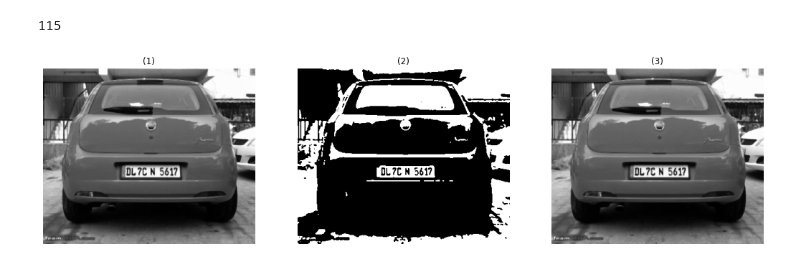
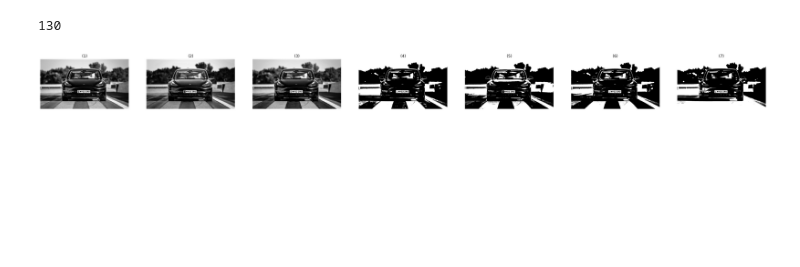
Before and after one commit to nadeenay/Car_Plate_Detection, a Jupyter notebook: Untitled.ipynb, the cells around one changed output. Cells and saved outputs as stored; diff of their text form; code cells hidden in the pictures; blank space fills up the shorter version.

```diff
--- a/Untitled.ipynb
+++ b/Untitled.ipynb
@@ -26,7 +26,12 @@ from random import seed
 # %%
 imagesFirst1=[]
 # read the image and convert it to grayscale
-car = cv2.imread('images/33.png')
+car = cv2.imread('images/10.jpg')
+grayCar= cv2.cvtColor(car, cv2.COLOR_BGR2GRAY)
+coloredCar = cv2.cvtColor(car, cv2.COLOR_BGR2RGB)
+blueCar=coloredCar[:,:,2]
+greenCar=coloredCar[:,:,1]
+redCar=coloredCar[:,:,0]
 grayCar= cv2.cvtColor(car, cv2.COLOR_BGR2GRAY)
 grayCar=cv2.medianBlur(grayCar, 3)
 # %%
@@ -50,7 +55,9 @@ def IsRect(c):
         # if the shape is a pentagon, it will have 5 vertices
     return shape
 # %%
-print(grayCar)
+
 imagesFirst1.append(grayCar)
+imagesFirst1.append(blueCar)
+imagesFirst1.append(greenCar)
 show_images(imagesFirst1)
 # %% [output]
@@ -65,17 +65,37 @@ show_images(imagesFirst1)
 # %%
 # Contrast stretching
-#p2, p98 = np.percentile(grayCar, (2, 98))
-#grayCar = exposure.rescale_intensity(grayCar, in_range=(p2, p98))
+p2, p98 = np.percentile(grayCar, (2, 98))
+grayCar = exposure.rescale_intensity(grayCar, in_range=(p2, p98))
 #grayCar=cv2.equalizeHist(grayCar);
 thresh = threshold_otsu(grayCar)
+threshB = threshold_otsu(blueCar)
+threshG = threshold_otsu(greenCar)
+threshR = threshold_otsu(redCar)
 print(thresh)
 binary=np.array(grayCar)
 binary[:,:][binary[:,:] > thresh] = 255
 binary[:,:][binary[:,:] <= thresh] = 0
 imagesFirst1.append(binary)
-imagesFirst1.append(grayCar)
+
+binaryB=np.array(blueCar)
+binaryB[:,:][binaryB[:,:] > threshB] = 255
+binaryB[:,:][binaryB[:,:] <= threshB] = 0
+imagesFirst1.append(binaryB)
+
+
+binaryG=np.array(greenCar)
+binaryG[:,:][binaryG[:,:] > threshG] = 255
+binaryG[:,:][binaryG[:,:] <= threshG] = 0
+imagesFirst1.append(binaryG)
+
+
+
+binaryR=np.array(redCar)
+binaryR[:,:][binaryR[:,:] > threshR] = 255
+binaryR[:,:][binaryR[:,:] <= threshR] = 0
+imagesFirst1.append(binaryR)
 show_images(imagesFirst1)
 # %% [output]
-115
+130
-[figure, old version]
+[figure, new version]
 # %%
```
Also changed, not shown: parts of 11 cells of this notebook, 1 other file.
